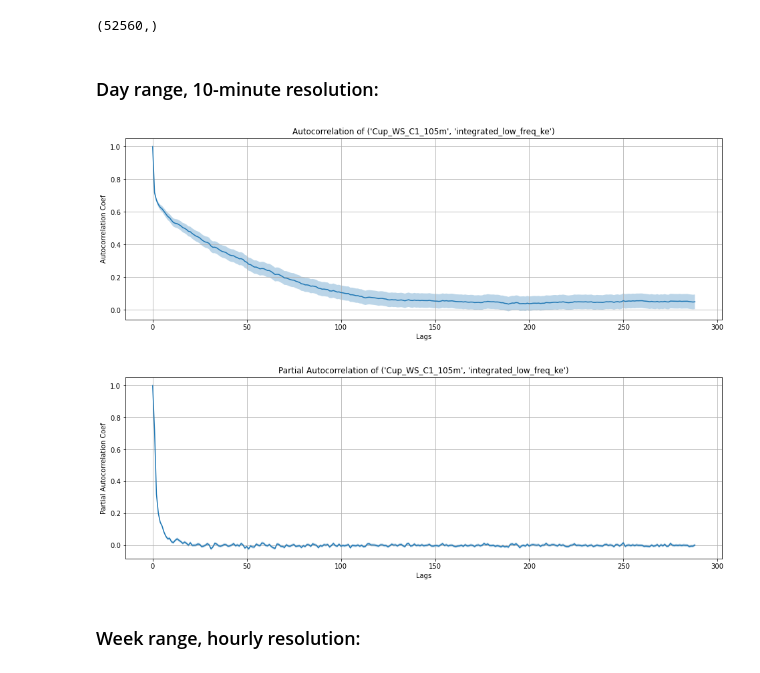
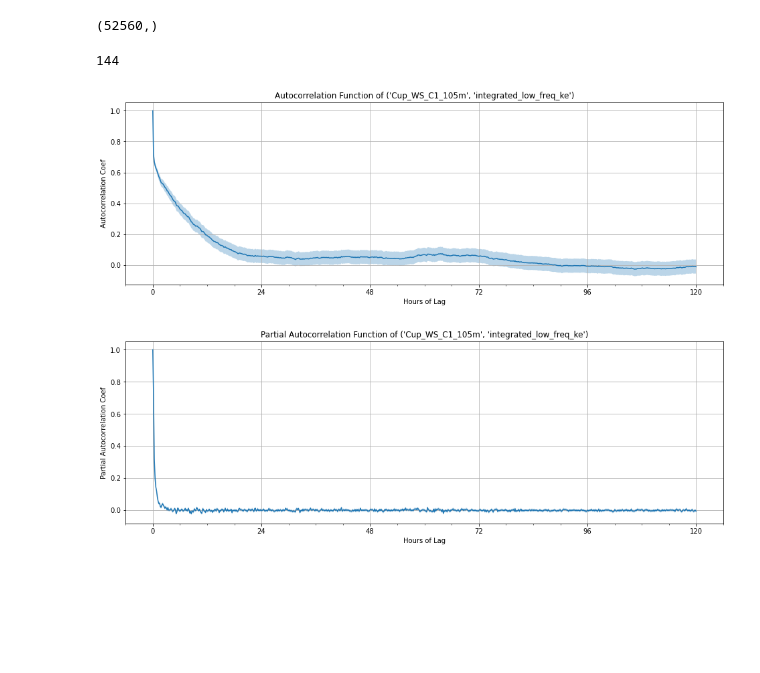
Before and after one commit to TrentonBush/turbulence_spectra, a Jupyter notebook: notebooks/10_cross_validation_design.ipynb, the cells around one changed output. Saved outputs shown, nothing was run; the diff lists cells and outputs as text; code cells hidden in the pictures; blank space fills up the shorter version.

Commit message:
autocorrelation analysis

```diff
--- a/notebooks/10_cross_validation_design.ipynb
+++ b/notebooks/10_cross_validation_design.ipynb
@@ -40,27 +46,32 @@ def plot_acf(x: pd.Series, nlags, alpha=0.05, partial=False, **kwargs):
         fft = len(x) > 10_000
         autocorrs, confint = acf(x.values, nlags=nlags, fft=fft, alpha=alpha, **kwargs)
 
-    ax.plot(np.arange(nlags + 1), autocorrs)
-    ax.fill_between(np.arange(nlags + 1), confint[:,0], confint[:,1], alpha=0.3)
-    ax.set_xlabel('Lags')
+    x_vals = np.arange(nlags + 1) / 6 # convert n_lags to hours
+    ax.plot(x_vals, autocorrs)
+    ax.fill_between(x_vals, confint[:,0], confint[:,1], alpha=0.3)
+
+    ax.set_xlabel('Hours of Lag')
     ax.set_ylabel(f'{"Partial " * partial}Autocorrelation Coef')
     ax.set_title(f'{"Partial " * partial}Autocorrelation Function of {x.name}')
-    ax.grid()
+    ax.xaxis.set_major_locator(matplotlib.ticker.MultipleLocator(base=24))
+    ax.xaxis.set_minor_locator(matplotlib.ticker.MultipleLocator(base=6))
+    ax.grid(which='both' if nlags <= 144 else 'major')
     plt.show()
 # %%
 y = met[('Cup_WS_C1_105m', 'integrated_low_freq_ke')]
 y.shape
 # %% [output]
 (52560,)
-# %% [markdown]
-### Day range, 10-minute resolution:
+# %%
+records_per_day = int(24 * 60 / 10) # ten minute records per day: hours/day * minutes/hour / ten
+records_per_day
+# %% [output]
+144
 # %%
-plot_acf(y, 288)
+plot_acf(y, 5*records_per_day)
 # %% [output]
-[figure, old version]
+[figure, new version]
 # %%
-plot_acf(y, 288, partial=True)
+plot_acf(y, 5*records_per_day, partial=True)
 # %% [output]
-[figure, old version]
+[figure, new version]
-# %% [markdown]
-### Week range, hourly resolution:
```
Also changed, not shown: parts of 9 cells of this notebook.
